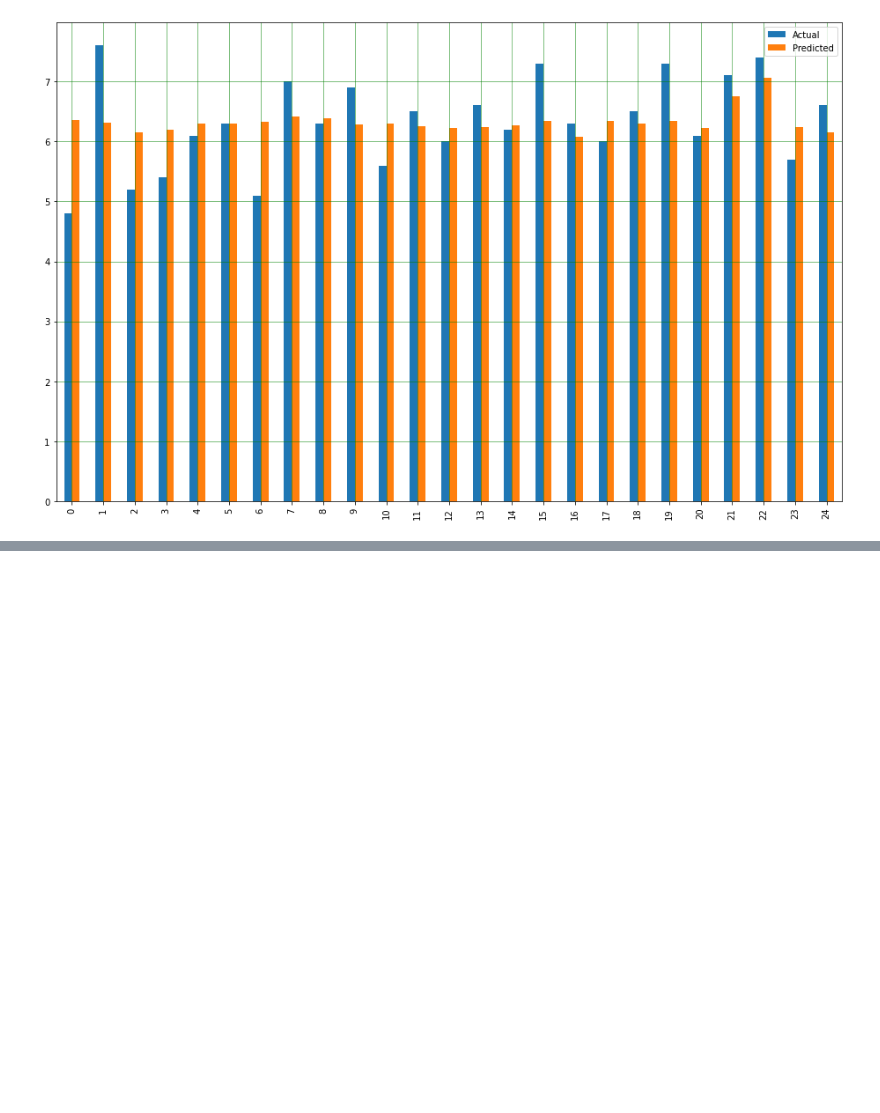
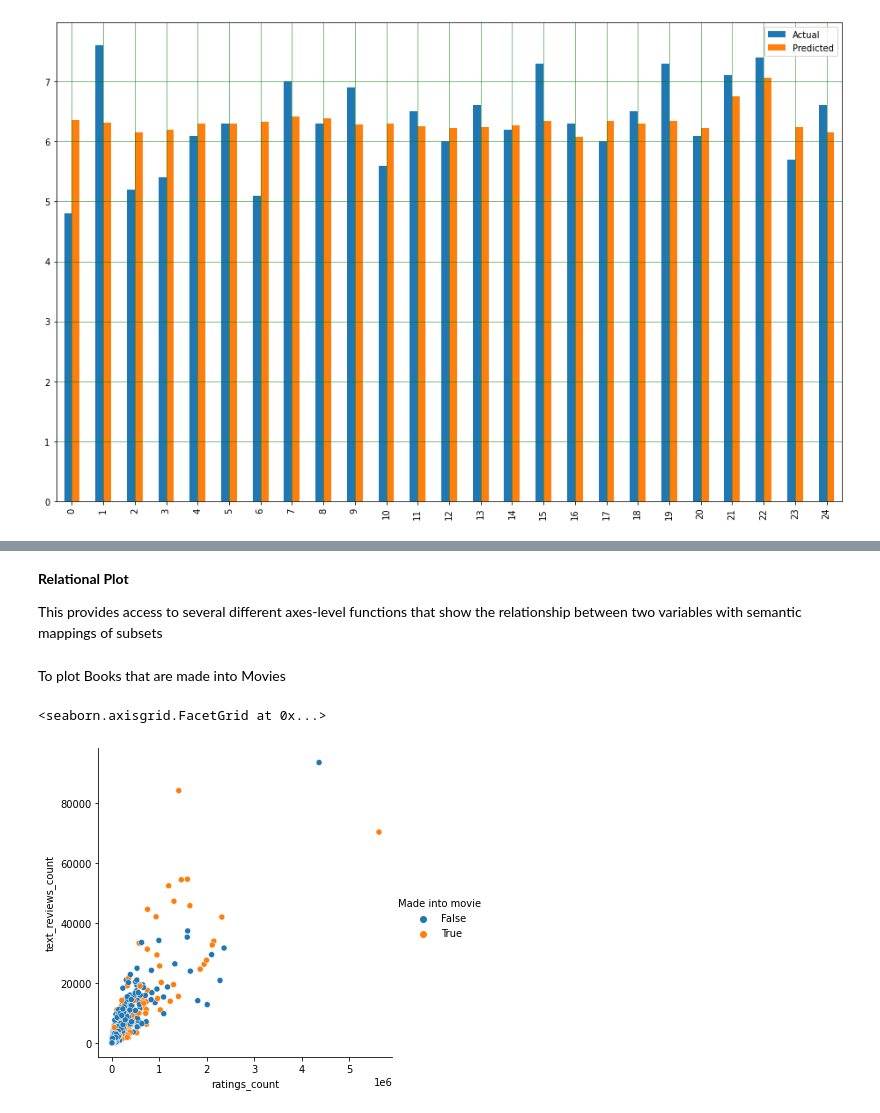
Before and after one commit to Srushti2101/DevOps-Practical, a Jupyter notebook: BDL_Projectipynb.ipynb, the cells around one changed output, grey strips where cells are left out. Drawn from its saved outputs; the diff is of its cells as text; code cells hidden in the pictures; blank space fills up the shorter version.

```diff
--- a/BDL_Projectipynb.ipynb
+++ b/BDL_Projectipynb.ipynb
@@ -579,0 +622,11 @@ plt.show()
+# %% [markdown]
+**Relational Plot**
+
+This provides access to several different axes-level functions that show the relationship between two variables with semantic mappings of subsets
+# %% [markdown]
+To plot Books that are made into Movies
+# %%
+sns.relplot(x='ratings_count', y='text_reviews_count', hue = 'Made into movie', data = books)
+# %% [output]
+<seaborn.axisgrid.FacetGrid at 0x...>
+[figure, added]
```
Also changed, not shown: parts of 27 cells of this notebook.
